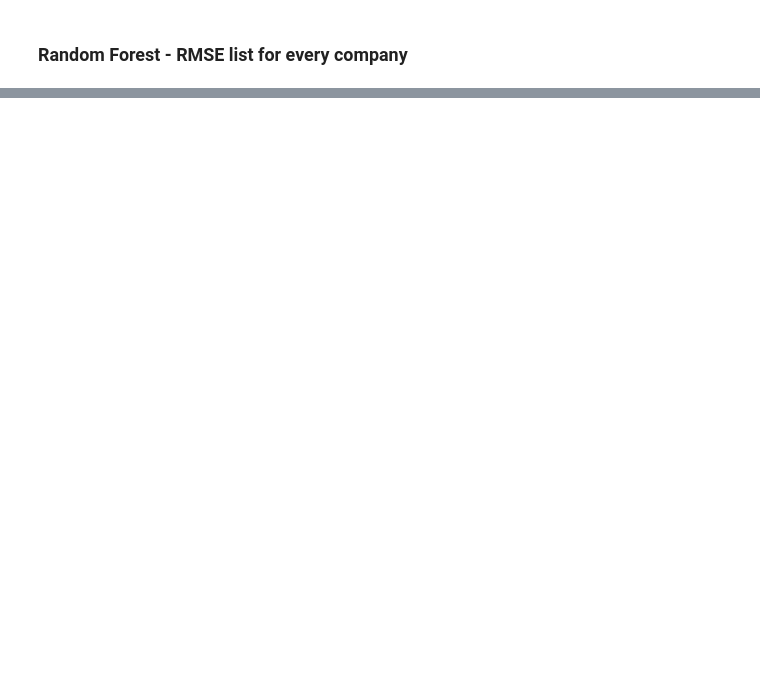
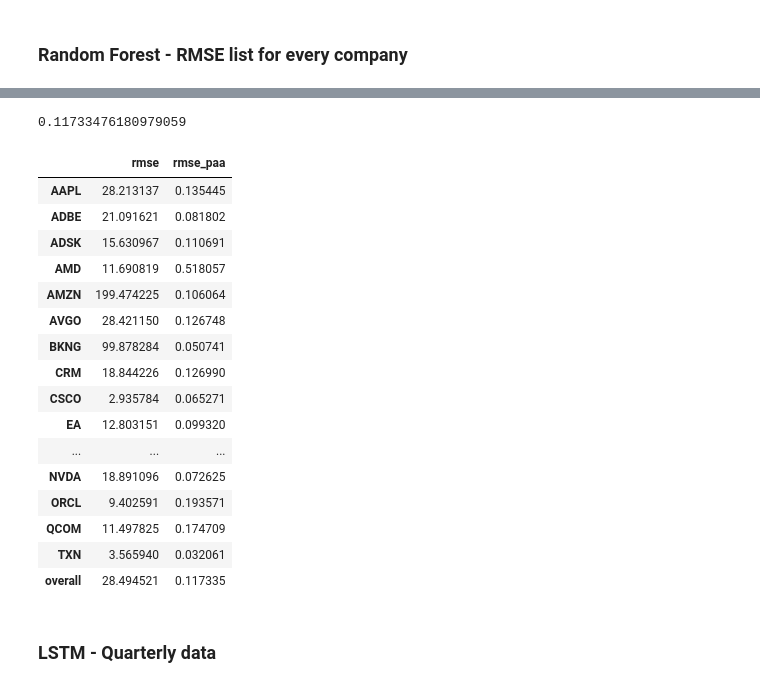
Before and after one commit to anagh07/stock_price_predictor, a Jupyter notebook: evaluation.ipynb, the cells around one changed output, grey strips where cells are left out. Cells and saved outputs as stored; diff of their text form; code cells hidden in the pictures; blank space fills up the shorter version.

```diff
--- a/evaluation.ipynb
+++ b/evaluation.ipynb
@@ -99,0 +83,18 @@ df
+# %%
+rmse_list_rf_quarterly = {}
+directory = os.path.join(".", "dump")
+for root, dirs, files in os.walk(directory):
+    for file in files:
+        filename = os.path.join(directory, file)
+        company = file.split('-')[2]
+        type = file.split('-')[0]
+        if type == 'quarterly' and file.endswith('.csv'):
+            date,actual,pred = np.loadtxt(filename, delimiter=',', skiprows=1, dtype=data_type, unpack=True)
+            avg_actual = statistics.mean(actual)
+            rmse = math.sqrt(mean_squared_error(actual, pred))
+            rmse_avg_actual_price = rmse / avg_actual
+            rmse_list_rf_quarterly[company] = {
+                'rmse': rmse,
+                'rmse_paa': rmse_avg_actual_price
+            }
+rmse_list_rf_quarterly
@@ -99,0 +119,33 @@ df
+# %%
+rmse_only = [x['rmse'] for x in rmse_list_rf_quarterly.values()]
+overall = statistics.mean(rmse_only)
+rmse_paa_only = [x['rmse_paa'] for x in rmse_list_rf_quarterly.values()]
+overall_rmse_paa = statistics.mean(rmse_paa_only)
+rmse_list_rf_quarterly['overall'] = {'rmse': overall, 'rmse_paa': overall_rmse_paa }
+overall_rmse_paa
+# %% [output]
+0.11733476180979059
+# %%
+df_rf_quarterly = pd.DataFrame(rmse_list_rf_quarterly).T
+df_rf_quarterly.to_csv(os.path.join('.', 'eval', 'rmse_list_rf_quarterly.csv'))
+df_rf_quarterly
+# %% [output]
+|  | rmse | rmse_paa |
+| AAPL | 28.213137 | 0.135445 |
+| ADBE | 21.091621 | 0.081802 |
+| ADSK | 15.630967 | 0.110691 |
+| AMD | 11.690819 | 0.518057 |
+| AMZN | 199.474225 | 0.106064 |
+| AVGO | 28.421150 | 0.126748 |
+| BKNG | 99.878284 | 0.050741 |
+| CRM | 18.844226 | 0.126990 |
+| CSCO | 2.935784 | 0.065271 |
+| EA | 12.803151 | 0.099320 |
+| ... | ... | ... |
+| NVDA | 18.891096 | 0.072625 |
+| ORCL | 9.402591 | 0.193571 |
+| QCOM | 11.497825 | 0.174709 |
+| TXN | 3.565940 | 0.032061 |
+| overall | 28.494521 | 0.117335 |
+# %% [markdown]
+### LSTM - Quarterly data
```
Also changed, not shown: parts of 24 cells of this notebook, 4 other files.
